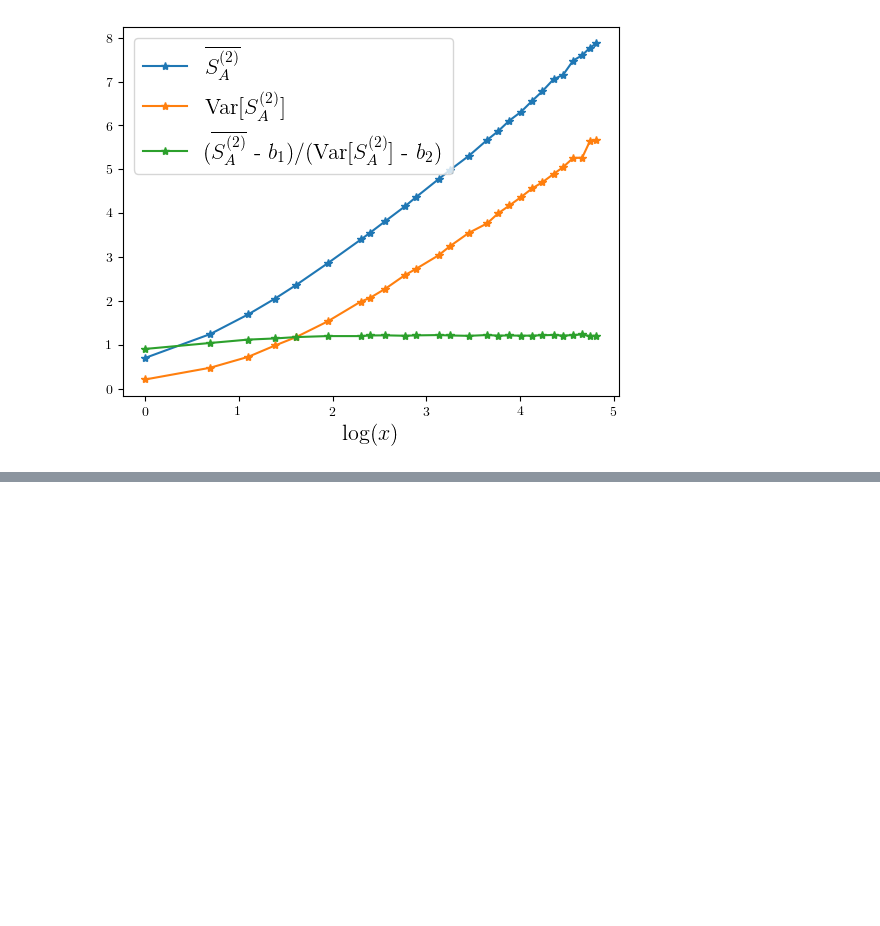
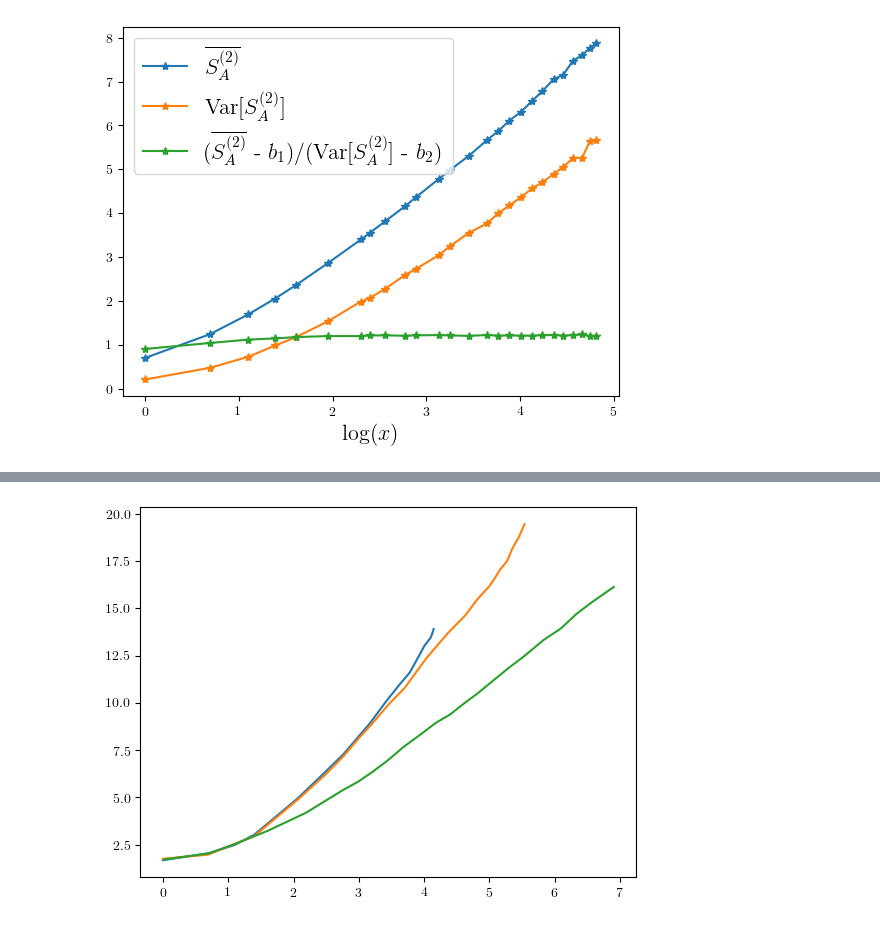
Before and after one commit to eliotheinrich/QuCircuit, a Jupyter notebook: plot_entropy.ipynb, the cells around one changed output, grey strips where cells are left out. Cells and saved outputs as stored; diff of their text form; code cells hidden in the pictures; blank space fills up the shorter version.

```diff
--- a/plot_entropy.ipynb
+++ b/plot_entropy.ipynb
@@ -507,0 +516,84 @@ CXCZ Circuit:
+# %%
+logt = \
+	np.array([[0.01617250673854409, 1.7153284671532845],
+	[0.7061994609164417, 2.0437956204379546],
+	[1.1159029649595684, 2.5547445255474486],
+	[1.6118598382749325, 3.248175182481752],
+	[2.1940700808625335, 4.197080291970803],
+	[2.4851752021563343, 4.817518248175183],
+	[2.743935309973046, 5.3649635036496335],
+	[2.991913746630728, 5.839416058394161],
+	[3.2075471698113196, 6.350364963503651],
+	[3.433962264150944, 6.9343065693430646],
+	[3.6819407008086245, 7.664233576642337],
+	[3.940700808625336, 8.321167883211679],
+	[4.177897574123989, 8.941605839416058],
+	[4.393530997304581, 9.37956204379562],
+	[4.6091644204851745, 9.963503649635035],
+	[4.835579514824797, 10.54744525547445],
+	[5.040431266846361, 11.131386861313867],
+	[5.2991913746630726, 11.861313868613136],
+	[5.5363881401617245, 12.481751824817517],
+	[5.827493261455525, 13.321167883211679],
+	[6.097035040431266, 13.941605839416058],
+	[6.334231805929918, 14.708029197080291],
+	[6.57142857142857, 15.32846715328467],
+	[6.9056603773584895, 16.131386861313867]])
+
+L200 = \
+	np.array([[-0.005390835579515141, 1.6788321167883247],
+	[0.6954177897574119, 2.0437956204379546],
+	[1.0943396226415092, 2.4817518248175183],
+	[1.3962264150943393, 3.0291970802919685],
+	[2.053908355795148, 4.92700729927007],
+	[2.474393530997304, 6.313868613138688],
+	[2.7654986522911047, 7.299270072992702],
+	[3.164420485175201, 8.905109489051094],
+	[3.423180592991913, 10.109489051094888],
+	[3.617250673854448, 10.94890510948905],
+	[3.7789757412398917, 11.605839416058393],
+	[3.9191374663072773, 12.481751824817517],
+	[4.005390835579514, 13.02919708029197],
+	[4.1024258760107815, 13.467153284671532],
+	[4.1455525606469, 13.905109489051094]])
+
+L800 = \
+	np.array([[-0.005390835579515141, 1.7518248175182478],
+	[0.6846361185983825, 1.9708029197080315],
+	[1.3962264150943393, 2.9562043795620454],
+	[2.0646900269541772, 4.89051094890511],
+	[2.4851752021563343, 6.204379562043794],
+	[2.776280323450135, 7.226277372262775],
+	[2.981132075471697, 8.065693430656934],
+	[3.1752021563342323, 8.795620437956204],
+	[3.4663072776280313, 9.963503649635035],
+	[3.703504043126684, 10.802919708029197],
+	[4.026954177897574, 12.335766423357663],
+	[4.361185983827493, 13.686131386861312],
+	[4.630727762803234, 14.635036496350363],
+	[4.814016172506738, 15.474452554744524],
+	[4.997304582210242, 16.16788321167883],
+	[5.083557951482479, 16.605839416058394],
+	[5.169811320754716, 17.080291970802918],
+	[5.2668463611859835, 17.481751824817515],
+	[5.35309973045822, 18.175182481751822],
+	[5.450134770889488, 18.75912408759124],
+	[5.5363881401617245, 19.452554744525546]])
+
+
+plt.plot(L200[:,0], L200[:,1], label='L = 200')
+plt.plot(L800[:,0], L800[:,1], label='L = 800')
+plt.plot(logt[:,0], logt[:,1])
+plt.show()
+
+def fit(data, fit_ind):
+	return curve_fit(linear, data[fit_ind:,0], data[fit_ind:,1])[0]
+
+x = range(0, len(L800)-1)
+print(x)
+y = [fit(L800, i)[0] for i in x]
+
+plt.plot(x, y, label='L = 800')
+plt.show()
+# %% [output]
+[figure, added]
```
Also changed, not shown: parts of 3 cells of this notebook.
